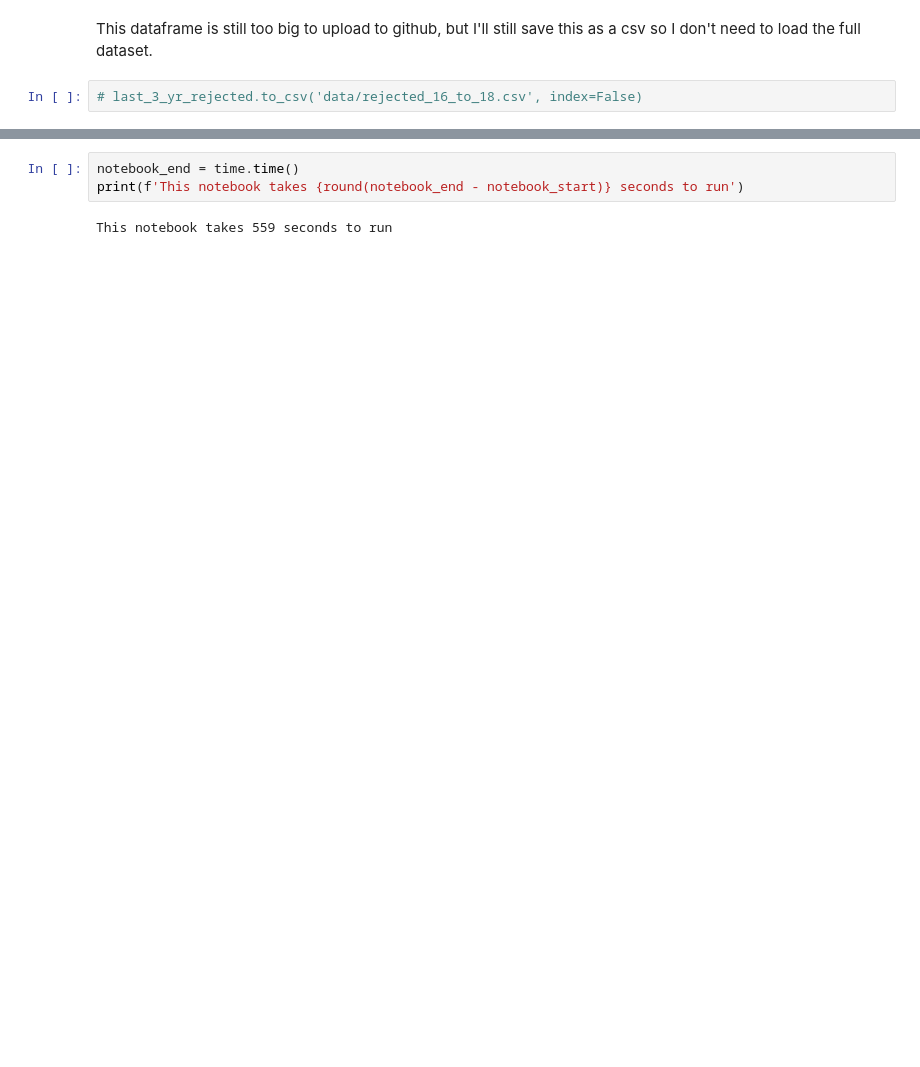
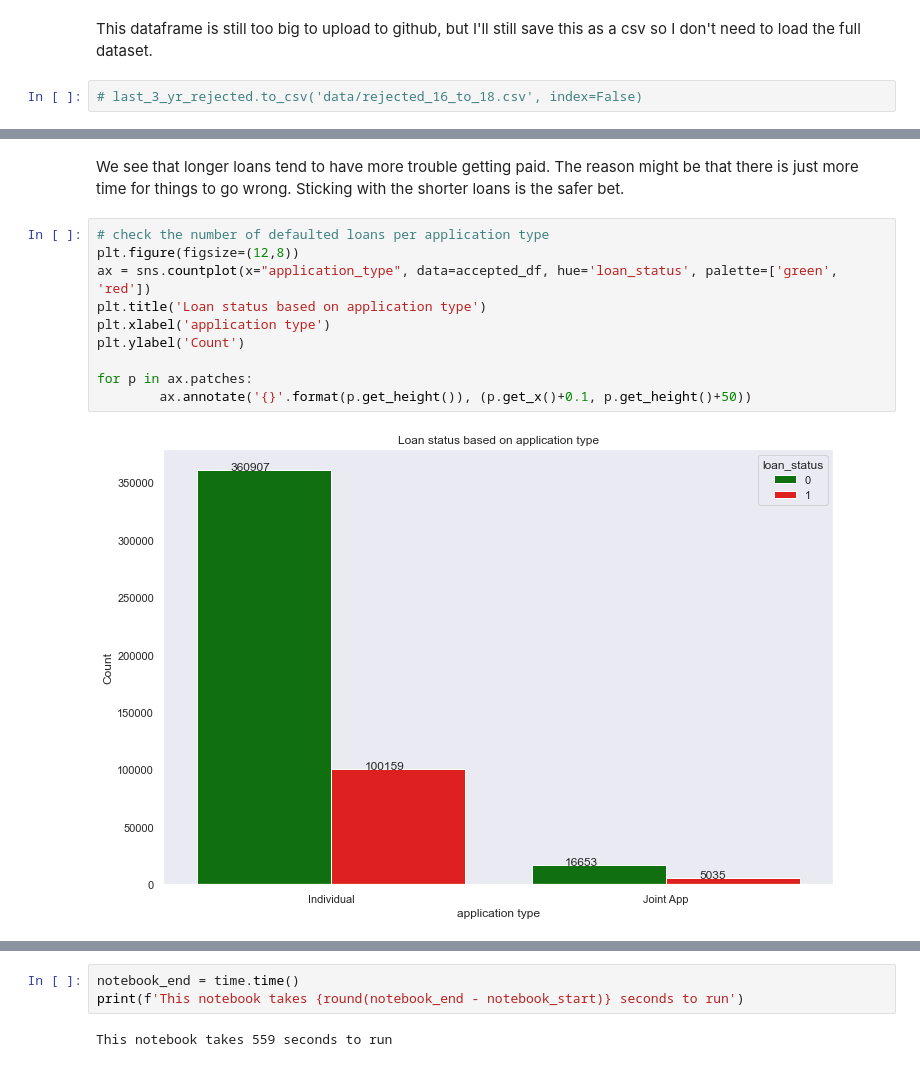
Before and after one commit to MNemanow/Loan_Default_classification, a Jupyter notebook: Cleaning_Eda.ipynb, the cells around one changed output, grey strips where cells are left out. Saved outputs shown, nothing was run; the diff lists cells and outputs as text; blank space fills up the shorter version.

```diff
--- a/Cleaning_Eda.ipynb
+++ b/Cleaning_Eda.ipynb
@@ -425,0 +187,14 @@ accepted_df
+# %% [markdown]
+We see that longer loans tend to have more trouble getting paid. The reason might be that there is just more time for things to go wrong. Sticking with the shorter loans is the safer bet.
+# %%
+# check the number of defaulted loans per application type
+plt.figure(figsize=(12,8))
+ax = sns.countplot(x="application_type", data=accepted_df, hue='loan_status', palette=['green', 'red'])
+plt.title('Loan status based on application type')
+plt.xlabel('application type')
+plt.ylabel('Count')
+
+for p in ax.patches:
+        ax.annotate('{}'.format(p.get_height()), (p.get_x()+0.1, p.get_height()+50))
+# %% [output]
+[figure, added]
```
Also changed, not shown: parts of 43 cells of this notebook.
